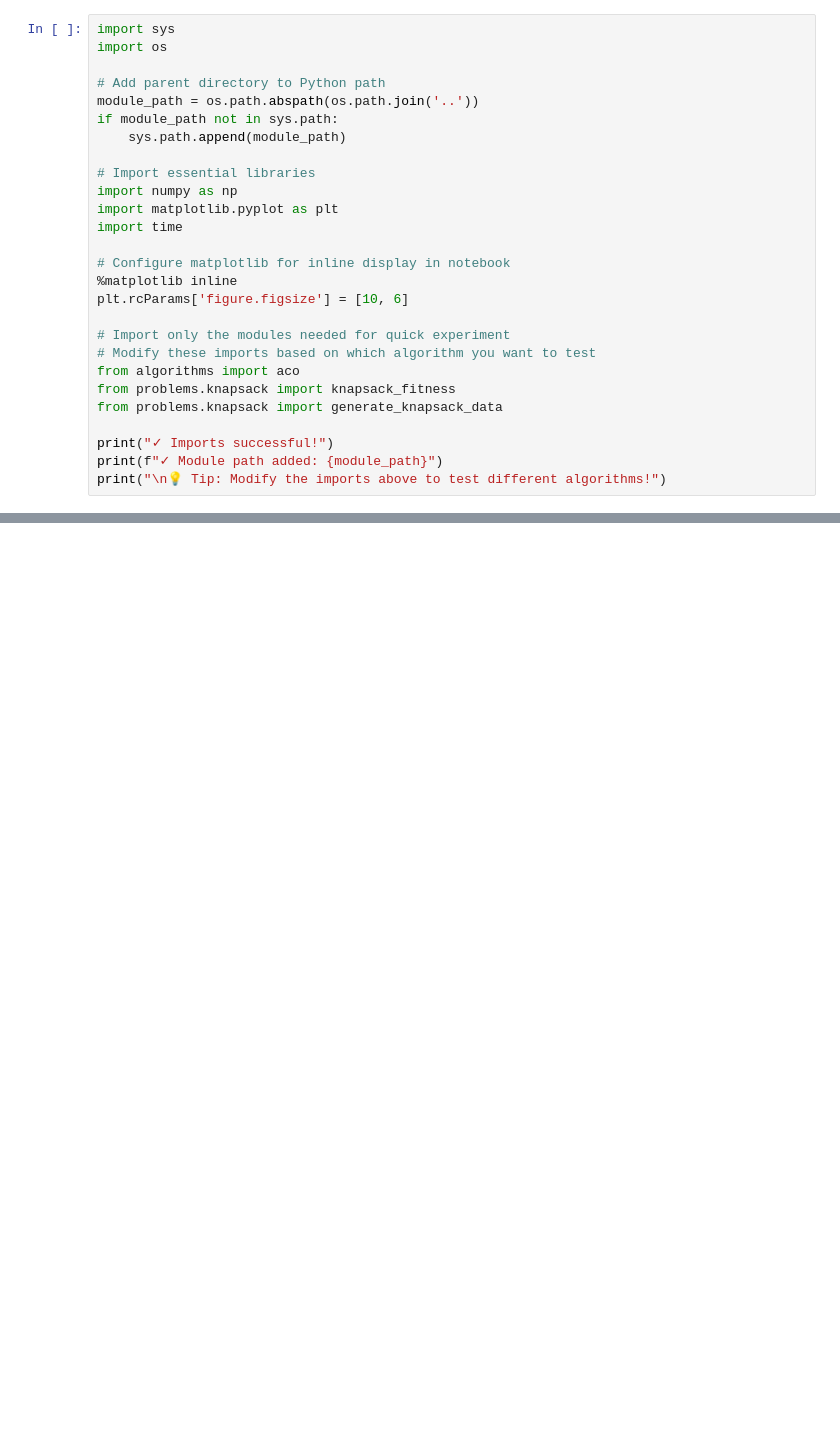
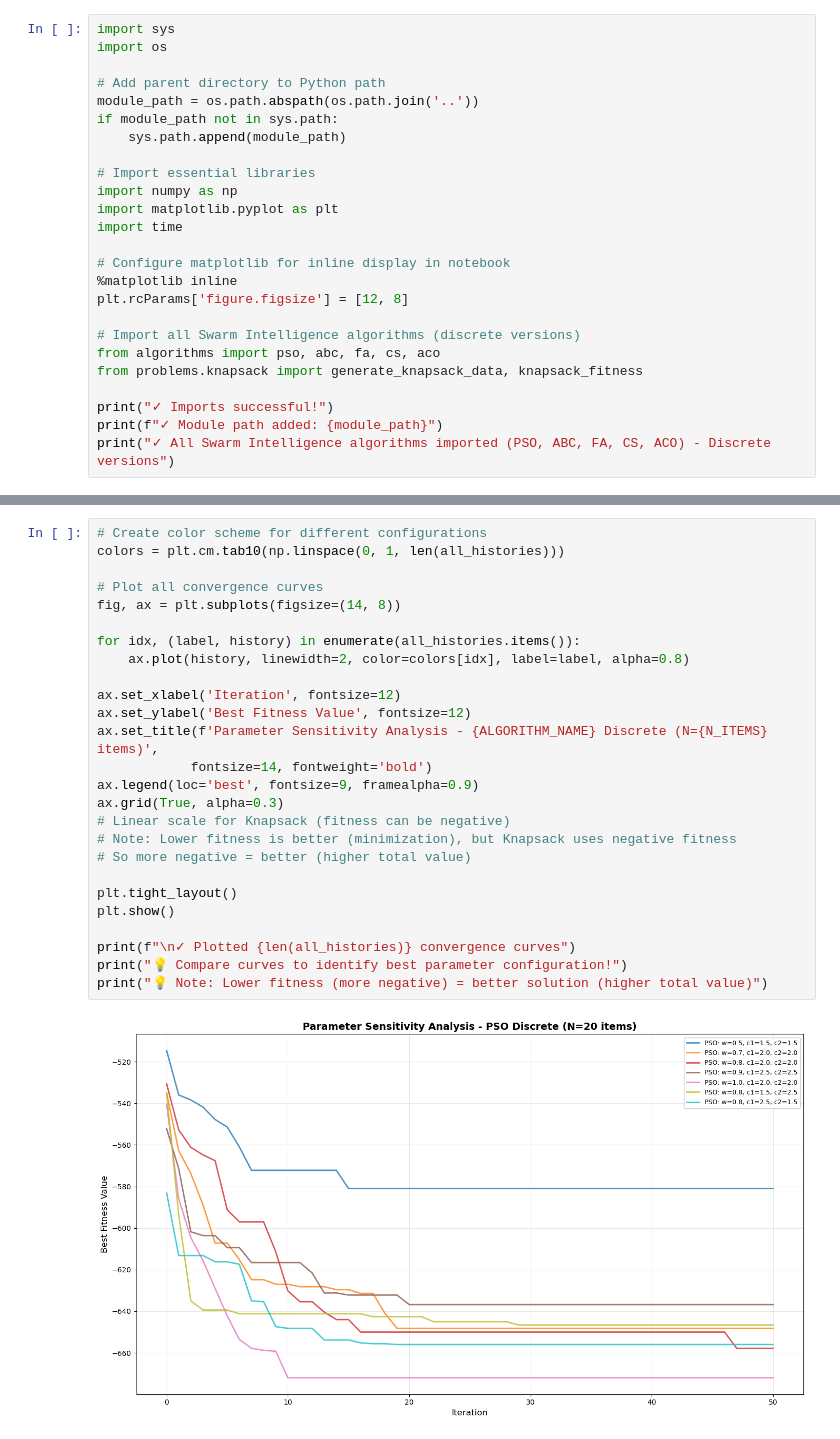
Before and after one commit to lee-vtruong/CS-AI-N3, a Jupyter notebook: notebooks/04_Sandbox_Parameter_Tuning_Discrete.ipynb, the cells around one changed output, grey strips where cells are left out. Cells and saved outputs as stored; diff of their text form; blank space fills up the shorter version.

Commit message:
feat: add parameter tuning notebook for discrete problems

```diff
--- a/notebooks/04_Sandbox_Parameter_Tuning_Discrete.ipynb
+++ b/notebooks/04_Sandbox_Parameter_Tuning_Discrete.ipynb
@@ -23,16 +23,14 @@ import time
 
 # Configure matplotlib for inline display in notebook
 %matplotlib inline
-plt.rcParams['figure.figsize'] = [10, 6]
+plt.rcParams['figure.figsize'] = [12, 8]
 
-# Import only the modules needed for quick experiment
-# Modify these imports based on which algorithm you want to test
-from algorithms import aco
-from problems.knapsack import knapsack_fitness
-from problems.knapsack import generate_knapsack_data
+# Import all Swarm Intelligence algorithms (discrete versions)
+from algorithms import pso, abc, fa, cs, aco
+from problems.knapsack import generate_knapsack_data, knapsack_fitness
 
 print("✓ Imports successful!")
 print(f"✓ Module path added: {module_path}")
-print("\n💡 Tip: Modify the imports above to test different algorithms!")
+print("✓ All Swarm Intelligence algorithms imported (PSO, ABC, FA, CS, ACO) - Discrete versions")
 # %% [output]
 ✓ Imports successful!
@@ -168,0 +297,28 @@ print(f"\n💡 Tip: Modify my_limit in the previous cell, then re-run both cells
+# %%
+# Create color scheme for different configurations
+colors = plt.cm.tab10(np.linspace(0, 1, len(all_histories)))
+
+# Plot all convergence curves
+fig, ax = plt.subplots(figsize=(14, 8))
+
+for idx, (label, history) in enumerate(all_histories.items()):
+    ax.plot(history, linewidth=2, color=colors[idx], label=label, alpha=0.8)
+
+ax.set_xlabel('Iteration', fontsize=12)
+ax.set_ylabel('Best Fitness Value', fontsize=12)
+ax.set_title(f'Parameter Sensitivity Analysis - {ALGORITHM_NAME} Discrete (N={N_ITEMS} items)',
+            fontsize=14, fontweight='bold')
+ax.legend(loc='best', fontsize=9, framealpha=0.9)
+ax.grid(True, alpha=0.3)
+# Linear scale for Knapsack (fitness can be negative)
+# Note: Lower fitness is better (minimization), but Knapsack uses negative fitness
+# So more negative = better (higher total value)
+
+plt.tight_layout()
+plt.show()
+
+print(f"\n✓ Plotted {len(all_histories)} convergence curves")
+print("💡 Compare curves to identify best parameter configuration!")
+print("💡 Note: Lower fitness (more negative) = better solution (higher total value)")
+# %% [output]
+[figure, added]
```
Also changed, not shown: parts of 14 cells of this notebook.
